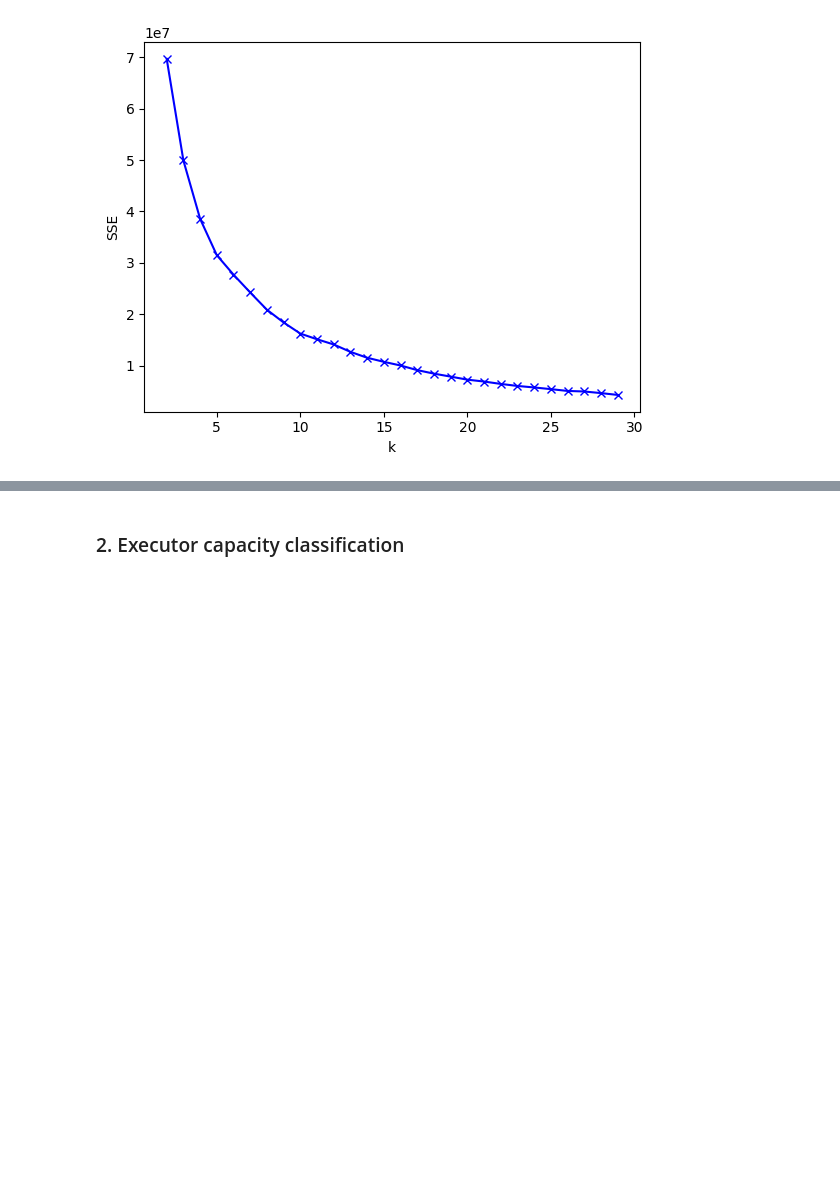
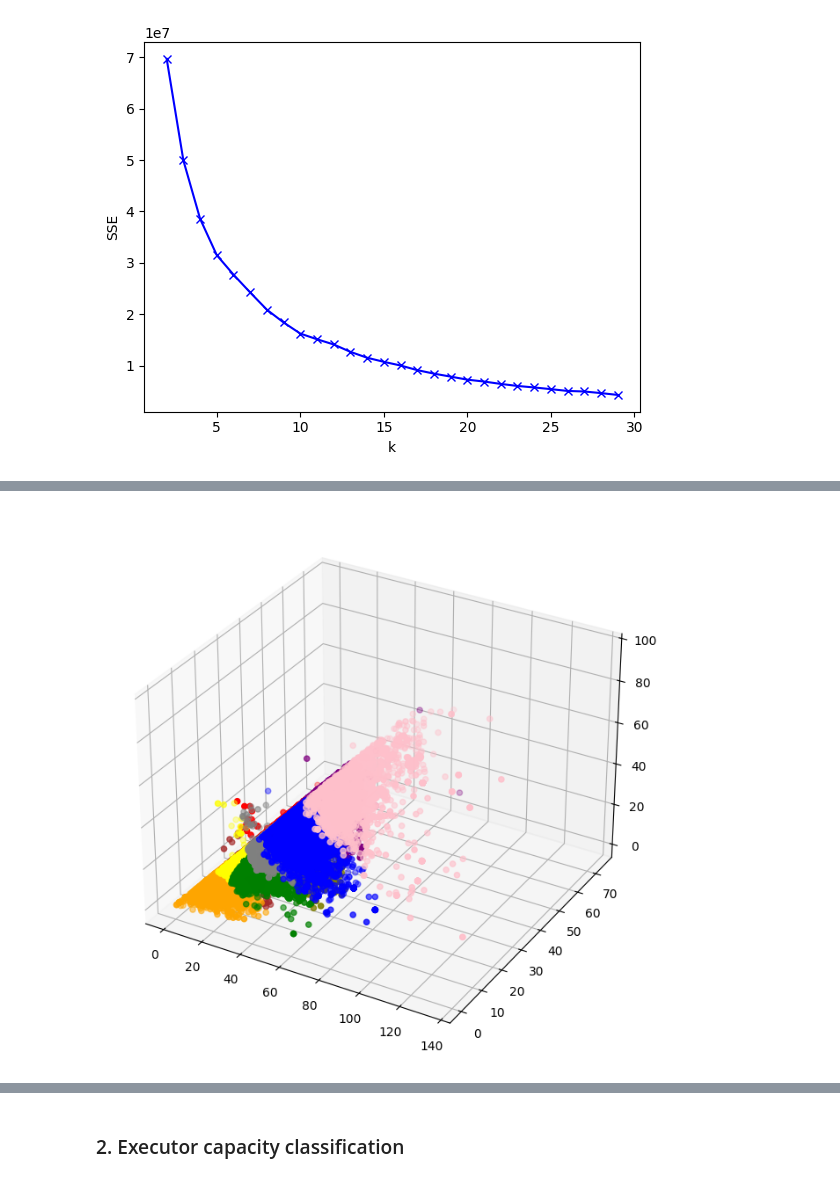
Before and after one commit to pmoros/data-mining-2023-II, a Jupyter notebook: grouping/association_grouping2.ipynb, the cells around one changed output, grey strips where cells are left out. Drawn from its saved outputs; the diff is of its cells as text; code cells hidden in the pictures; blank space fills up the shorter version.

```diff
--- a/grouping/association_grouping2.ipynb
+++ b/grouping/association_grouping2.ipynb
@@ -157,9 +157,7 @@ scaler = StandardScaler()
 scaled_dimensions = scaler.fit_transform(package_dimensions)
 
 # Create and fit the KMeans model
-kmeans_model = KMeans(n_clusters=15, random_state=42)
+kmeans_model = KMeans(n_clusters=10, random_state=42)
 combined_dataset['PackageType'] = kmeans_model.fit_predict(scaled_dimensions)
 
-# Map cluster labels to 'small', 'medium', 'large'
-cluster_labels_mapping = {0: 'small', 1: 'medium', 2: 'large'}
-combined_dataset['PackageType'] = combined_dataset['PackageType'].map(cluster_labels_mapping)
+combined_dataset['PackageType']
@@ -166,3 +177,18 @@ combined_dataset['PackageType'] = combined_dataset['PackageType'].map(cluster_la
+# %%
+## plot package dimensions and color by cluster
+import matplotlib.pyplot as plt
+from mpl_toolkits.mplot3d import Axes3D
+import numpy as np
+
+fig = plt.figure(figsize=(10, 8))
+ax = fig.add_subplot(111, projection='3d')
+
+colors = ['red', 'green', 'blue', 'yellow', 'purple', 'orange', 'pink', 'brown', 'gray', 'olive', 'cyan', 'magenta', 'black', 'lightblue', 'lightgreen']
+for cluster_label, color in zip(range(15), colors):
+    cluster_points = combined_dataset[combined_dataset['PackageType'] == cluster_label]
+    ax.scatter(cluster_points['depth_cm'], cluster_points['height_cm'], cluster_points['weight_cm'], c=color, label=cluster_label)
+# %% [output]
+[figure, added]
 # %%
 combined_dataset
 # %% [output]
```
Also changed, not shown: parts of 1 cell of this notebook.
